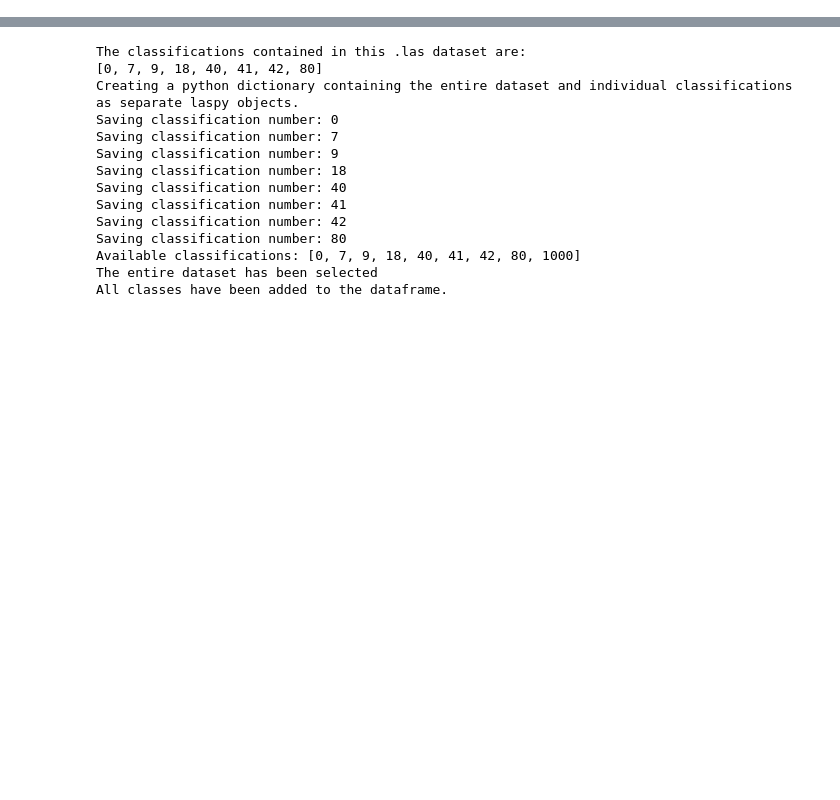
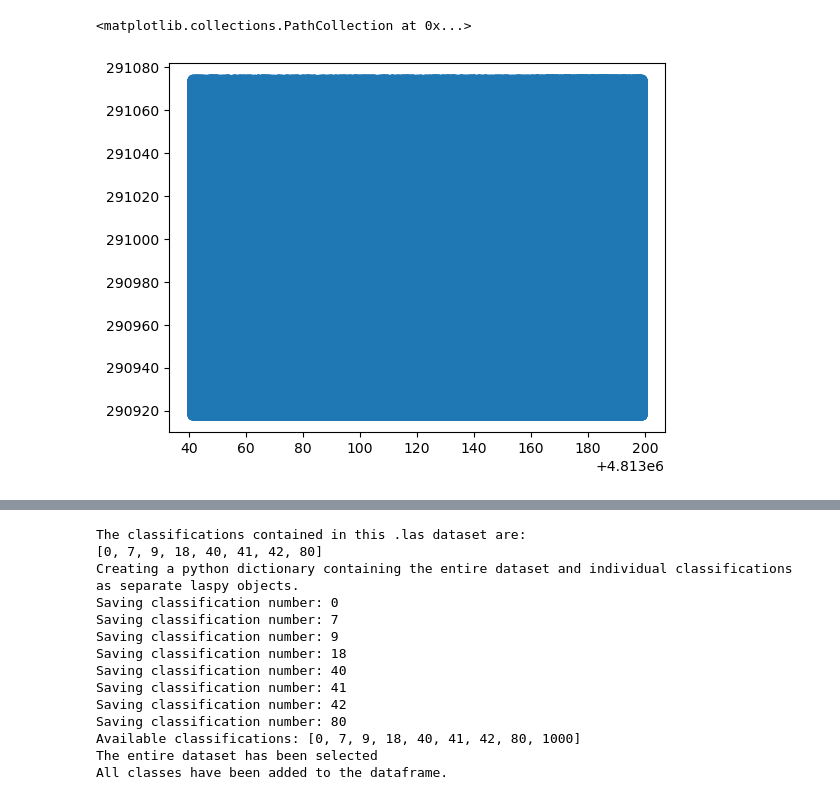
Before and after one commit to JuanCReyes1/lidar_processing, a Jupyter notebook: python38/laspy_arcpro.ipynb, the cells around one changed output, grey strips where cells are left out. Cells and saved outputs as stored; diff of their text form; code cells hidden in the pictures; blank space fills up the shorter version.

```diff
--- a/python38/laspy_arcpro.ipynb
+++ b/python38/laspy_arcpro.ipynb
@@ -335,0 +350,5 @@ xx, yy = np.meshgrid(np.arange(xmin, xmax, cell_size), np.arange(ymin, ymax, cel
+# %%
+plt.scatter(y,x)
+# %% [output]
+<matplotlib.collections.PathCollection at 0x...>
+[figure, added]
```
Also changed, not shown: parts of 13 cells of this notebook, 13 other files.
